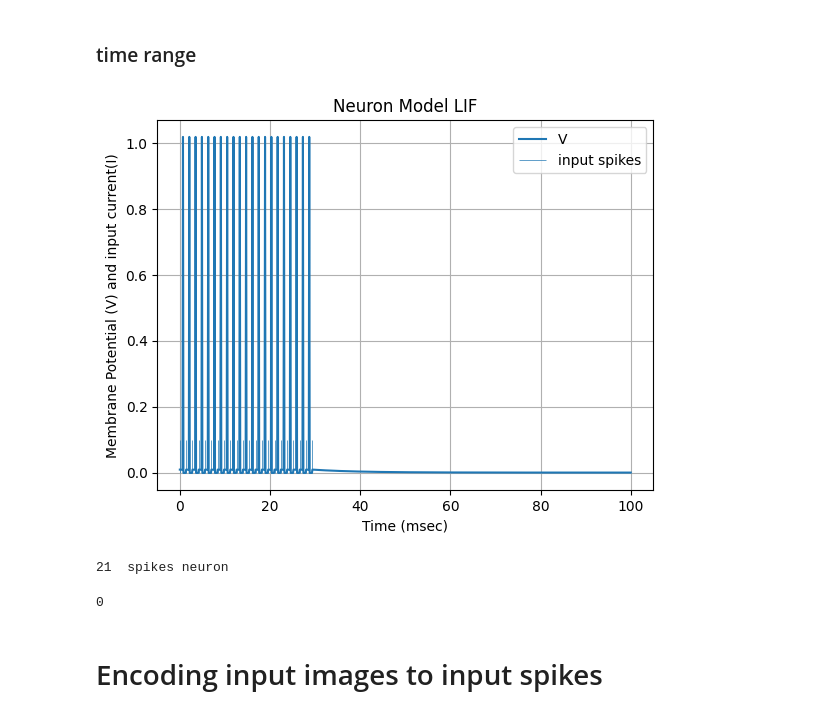
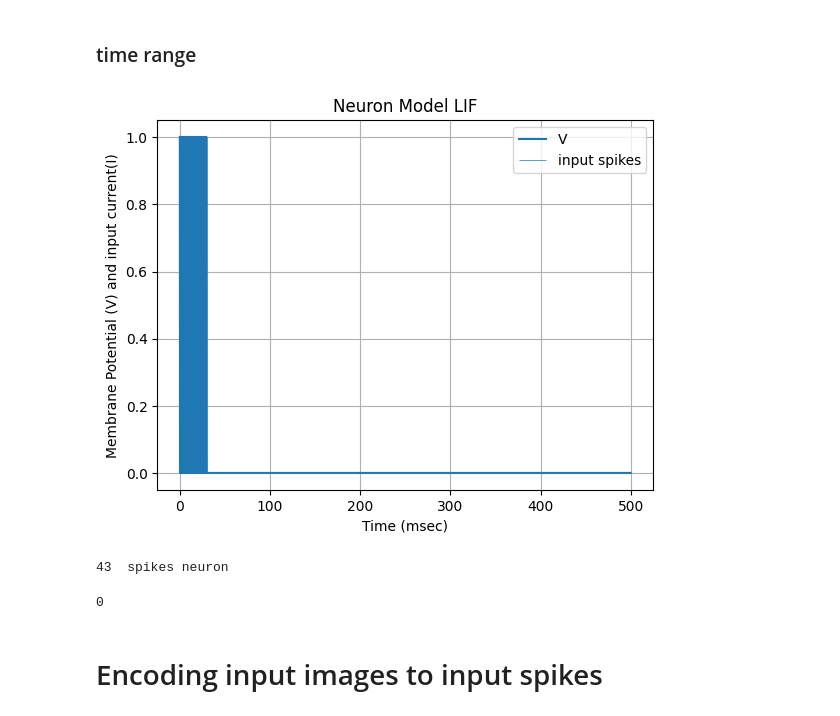
Before and after one commit to applevitya/lab, a Jupyter notebook: neuro_spike/simple_learning_model.ipynb, the cells around one changed output. Cells and saved outputs as stored; diff of their text form; code cells hidden in the pictures.

```diff
--- a/neuro_spike/simple_learning_model.ipynb
+++ b/neuro_spike/simple_learning_model.ipynb
@@ -47,12 +47,12 @@ class LIFneuronConfig():
         self.R = 10 # resistance (k-Ohm)
         self.C = 1 # capacitance (u-F)
 
-        self.v_thresh = 0.013
+        self.v_thresh = 0.001
         self.v_spike = 1
-        self.v_base = -0.001
+        self.v_base = 0
 
         self.tau_m = self.R*self.C # time constant (msec)
-        self.refracTime = 0.2 # refractory time (msec)
+        self.refracTime = 0.11 # refractory time (msec)
         self.initRefrac = 0
 
         self.noise_amp = 0
@@ -150,7 +150,7 @@ def count_spikes(array):
 ### time range
 # %%
 #time series
-T = 100 #ms
+T = 500 #ms
 dt = 0.1
 time = np.arange(0,T+dt,dt)
 
@@ -158,14 +158,14 @@ time = np.arange(0,T+dt,dt)
 W = read_dataset()
 # %%
 t_span = np.arange(0, T+dt, dt)
-I = [0.1 if i%7==0 and i<300 else 0 for i in range(len(time))]
+I = [0.01 if i%7==0 and i<300 else 0 for i in range(len(time))]
 neuron = LIF_simple()
 PlotNeuron(neuron, time, dt, I);
 print(neuron.num, ' spikes neuron ')
 count_spikes(I)
 # %% [output]
-[figure, old version]
+[figure, new version]
-21  spikes neuron
+43  spikes neuron
 0
 # %% [markdown]
 # Encoding input images to input spikes
```
Also changed, not shown: parts of 8 cells of this notebook, 4 other files.
